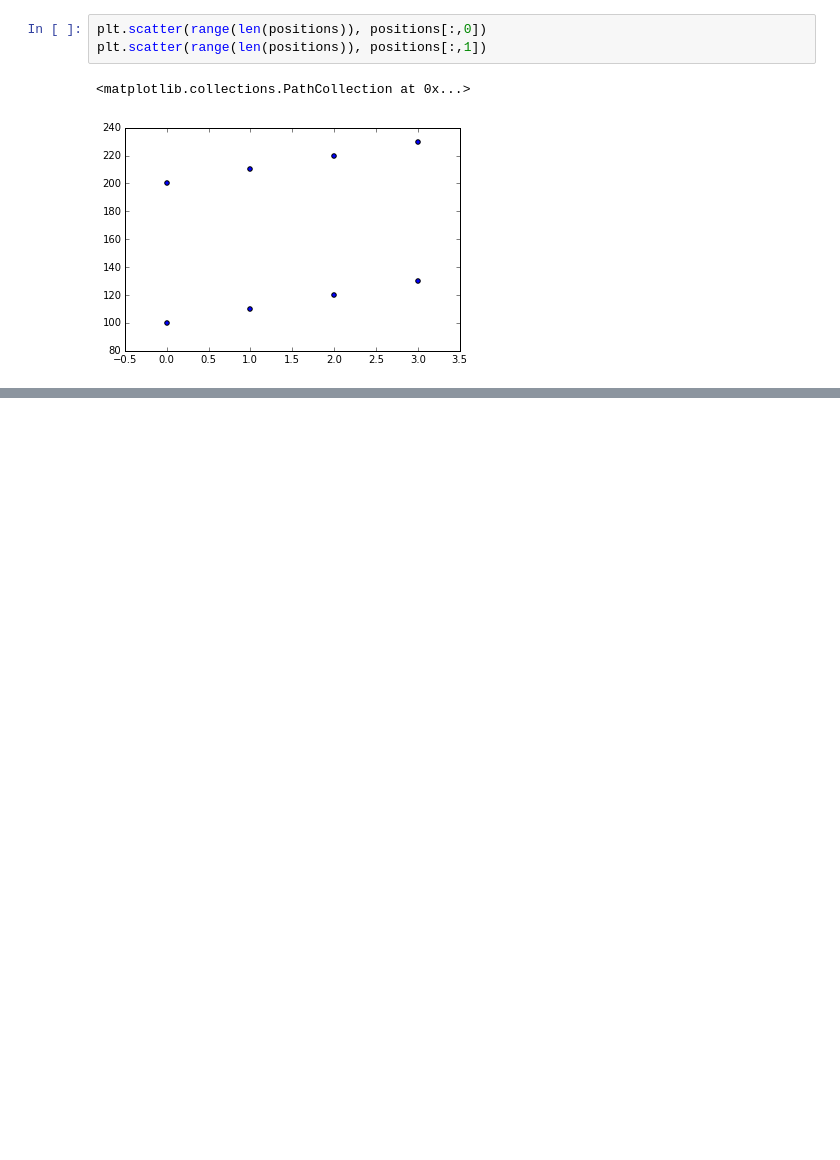
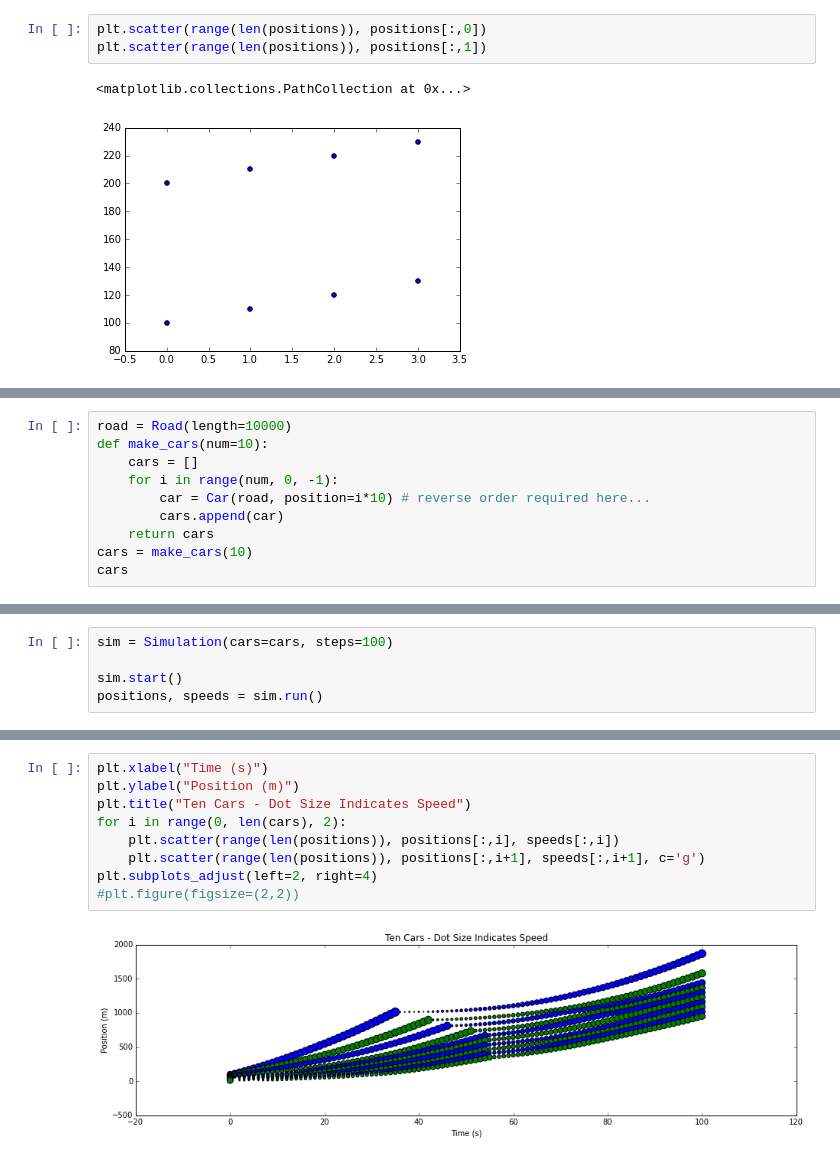
Before and after one commit to tiyd-python-2015-05/traffic-simulation, a Jupyter notebook: Traffic_Sim_Testing.ipynb, the cells around one changed output, grey strips where cells are left out. Cells and saved outputs as stored; diff of their text form; blank space fills up the shorter version.

Commit message:
Initial simulation testing in python notebook -- further investigation needed into Car behavior

```diff
--- a/Traffic_Sim_Testing.ipynb
+++ b/Traffic_Sim_Testing.ipynb
@@ -97,0 +107,10 @@ plt.subplots_adjust(left=2, right=4)
+# %%
+road = Road(length=10000)
+def make_cars(num=10):
+    cars = []
+    for i in range(num, 0, -1):
+        car = Car(road, position=i*10) # reverse order required here...
+        cars.append(car)
+    return cars
+cars = make_cars(10)
+cars
@@ -97,0 +128,5 @@ plt.subplots_adjust(left=2, right=4)
+# %%
+sim = Simulation(cars=cars, steps=100)
+
+sim.start()
+positions, speeds = sim.run()
@@ -97,0 +151,11 @@ plt.subplots_adjust(left=2, right=4)
+# %%
+plt.xlabel("Time (s)")
+plt.ylabel("Position (m)")
+plt.title("Ten Cars - Dot Size Indicates Speed")
+for i in range(0, len(cars), 2):
+    plt.scatter(range(len(positions)), positions[:,i], speeds[:,i])
+    plt.scatter(range(len(positions)), positions[:,i+1], speeds[:,i+1], c='g')
+plt.subplots_adjust(left=2, right=4)
+#plt.figure(figsize=(2,2))
+# %% [output]
+[figure, added]
```
Also changed, not shown: parts of 17 cells of this notebook.
